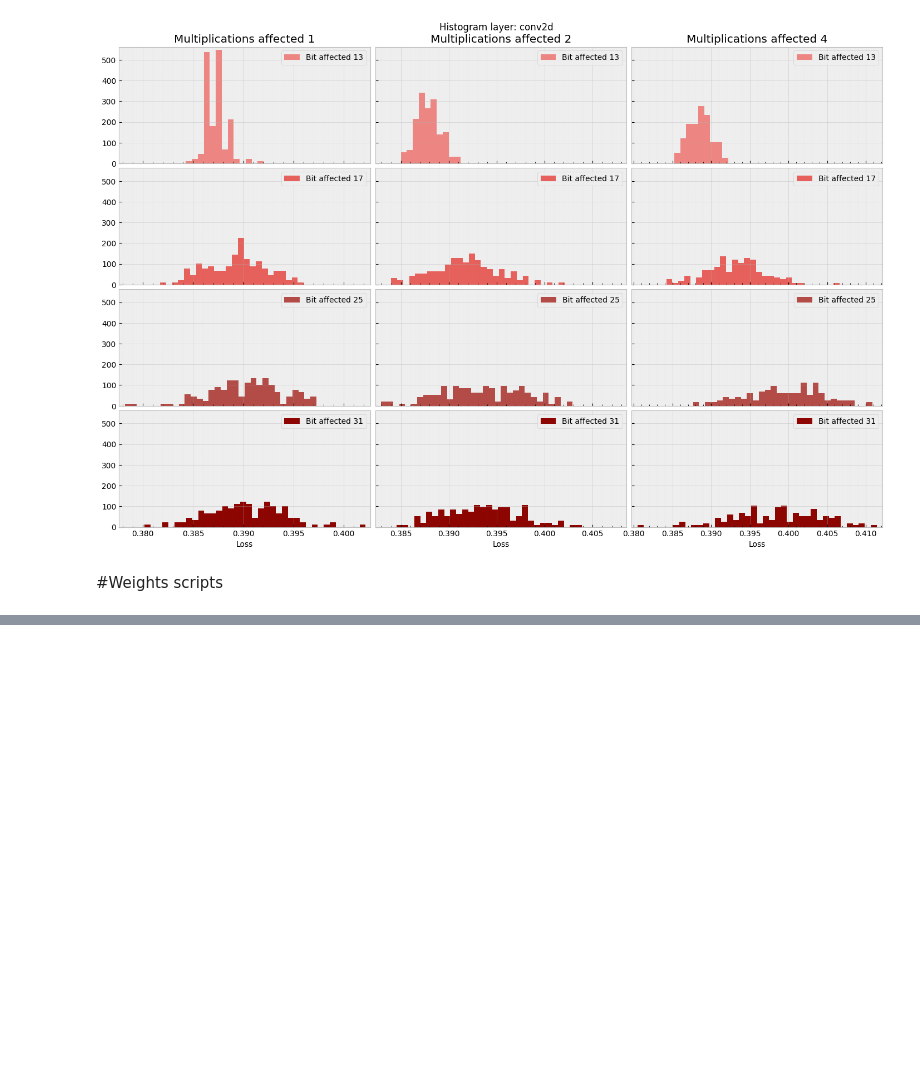
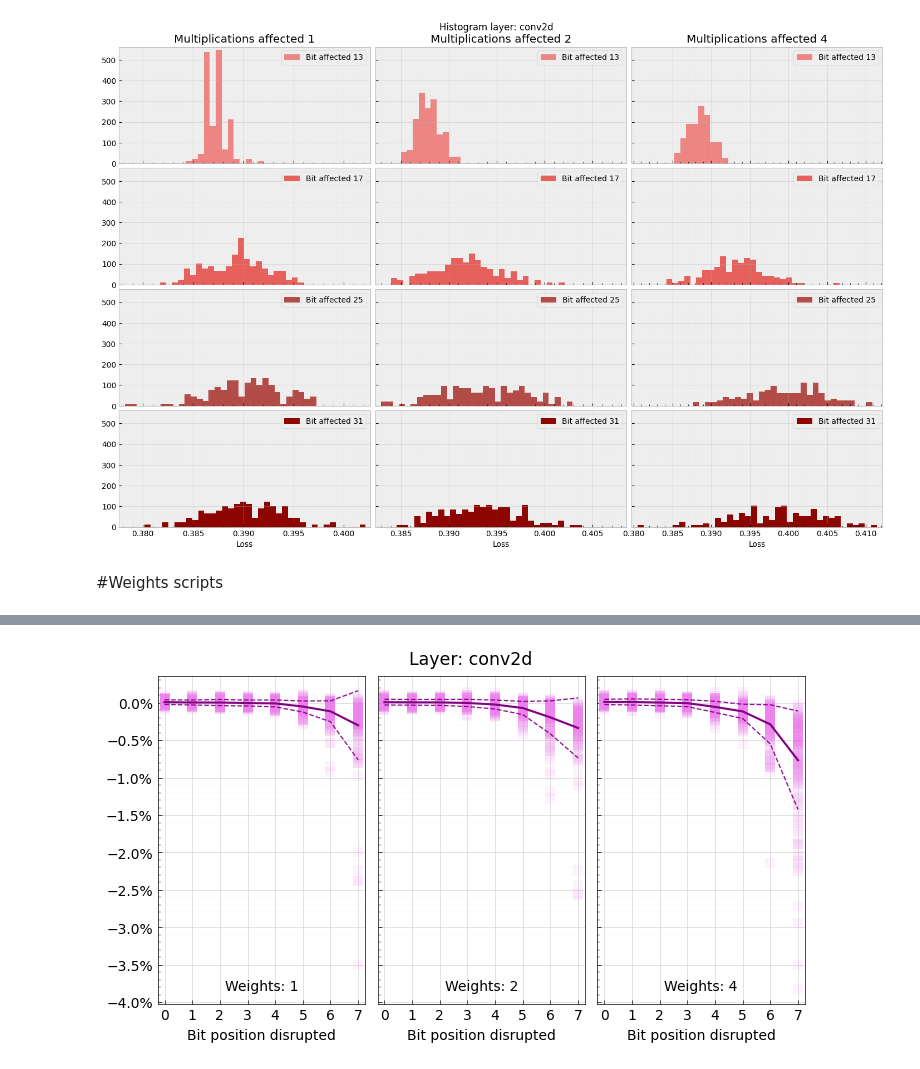
Before and after one commit to Rossbert/Master-Project-Quantization, a Jupyter notebook: delegates_set_plot.ipynb, the cells around one changed output, grey strips where cells are left out. Saved outputs shown, nothing was run; the diff lists cells and outputs as text; code cells hidden in the pictures; blank space fills up the shorter version.

```diff
--- a/delegates_set_plot.ipynb
+++ b/delegates_set_plot.ipynb
@@ -1429,0 +689,95 @@ plt.close()
+# %%
+# Accuracy degradation model: 'delegate_16-50-58_convolution_2024-01-27.csv' layer: "conv2d/"
+LAYER = "conv2d/"
+backend = DelegatesUtils.Backend.normal
+operation_mode = DelegatesUtils.OperationMode.weights
+[save_path, graph_params] = DelegatesUtils.pyplot_backend_change(backend, operation_mode)
+(_layer, _flips, _bit, _acc_deg, _loss) = DelegatesUtils.mask_fields()
+
+# Constants and data loading
+DATA_PATH = OUTPUTS_DIR + 'delegate_16-50-58_weights_2024-01-27.csv'
+df = pd.read_csv(DATA_PATH)
+
+""" Best colors:
+    Points          Limits          Line
+    violet          darkmagenta     purple
+    lightcoral      darkred         maroon
+    #82BFED         #004F8C         #004880"""
+colors = {"points": "#ee82ee", "line": "#800080", "boundaries": "#8b008b"}
+
+save_name = 'delegate_weight_acc_degradation_' + LAYER[:-1] + graph_params.extension
+flips = np.unique(df[_flips])
+flips = flips[~np.isnan(flips)].astype(int)
+bits_affected = np.unique(df[_bit])
+bits_affected = bits_affected[~np.isnan(bits_affected)].astype(int)
+
+# Graphs definition
+graph_params.update_number_graphs(n_graphs = len(flips), n_base = 3)
+
+fig, ax = plt.subplots(graph_params.n_rows, graph_params.n_cols, figsize = (graph_params.fig_width, graph_params.fig_height), sharey = True)
+# Transparent background
+fig.patch.set_facecolor((1.0, 1.0, 1.0, 0.0))
+
+if backend == DelegatesUtils.Backend.normal:
+    fig.suptitle(f"Layer: {LAYER[:-1]}", fontsize = graph_params.fontsize * 1.25)
+# For tight_layout h_pad and w_pad only work when the labels and ticks between graphs are not hidden
+# Which here it is the case
+fig.tight_layout(rect = graph_params.rect_window)
+
+decimals = [1, 1, 1, 1]
+
+colors = {"points": "#ee82ee", "line": "#800080", "boundaries": "#8b008b"}
+
+for i, flip in enumerate(flips):
+    graph_pos = DelegatesUtils.convert_position(i, n_rows = graph_params.n_rows, n_cols = graph_params.n_cols)
+    axes = ax[graph_pos]
+    axes.yaxis.set_major_formatter(ticker.PercentFormatter(decimals = decimals[i]))
+    condition = (df[_layer].notna()) & (df[_flips] == flip) & (df[_layer] == LAYER)
+    axes.plot(df.loc[condition][_bit],
+              pd.to_numeric(df.loc[condition][_acc_deg])*100,
+              color = colors['points'],
+              linewidth = 0,
+              marker = 's',
+              alpha = 0.1,
+              markersize = graph_params.markersize,
+              markeredgewidth = 0)
+    # axes.set_title('Multiplications affected: ' + str(flip))
+    wrapped_title = DelegatesUtils.text_wrapper(fig, axes,
+                                                label = 'Weights: ' + str(flip),
+                                                fontsize = graph_params.fontsize)
+    axes.text(x = 0.5, y = 0.03,
+              s = wrapped_title,
+              horizontalalignment = "center",
+              verticalalignment = "bottom",
+              transform = axes.transAxes,
+              fontsize = graph_params.fontsize)
+    x_label = "Bit position disrupted"
+    y_label = "Accuracy degradation"
+    graph_params.configure_graphs(fig, axes, graph_pos, y_label, x_label)
+    axes.xaxis.set_major_locator(ticker.MultipleLocator(1))
+    # axes.xaxis.set_minor_locator(ticker.AutoMinorLocator(5))
+    # axes.yaxis.set_major_locator(ticker.MultipleLocator(yaxis_major_locators[i]))
+    # axes.yaxis.set_minor_locator(ticker.AutoMinorLocator(yaxis_minor_locators[i]))
+    axes.yaxis.set_minor_locator(ticker.AutoMinorLocator())
+    axes.set_xlim([np.min(bits_affected) - .25, np.max(bits_affected) + .25])
+
+    # Trend lines
+    averages = []
+    stds = []
+    bits_array = np.unique(df.loc[condition][_bit])
+    for j in bits_array:
+        new_condition = condition & (df[_bit] == j)
+        averages.append(pd.to_numeric(df.loc[new_condition][_acc_deg]).mean())
+        stds.append(pd.to_numeric(df.loc[new_condition][_acc_deg]).std())
+    averages = np.array(averages)
+    axes.plot(bits_array, averages*100, alpha = 1.00, color = colors['line'], linewidth = graph_params.trend_linewidth)
+    axes.plot(bits_array, (averages + stds)*100, '--', alpha = 0.95, color = colors['boundaries'], linewidth = 0.6*graph_params.trend_linewidth)
+    axes.plot(bits_array, (averages - stds)*100, '--', alpha = 0.95, color = colors['boundaries'], linewidth = 0.6*graph_params.trend_linewidth)
+
+# Controls the reserved space between the graphs
+plt.subplots_adjust(wspace = graph_params.wspace, hspace = graph_params.hspace)
+plt.savefig(save_path + save_name, bbox_inches = 'tight')
+plt.show()
+plt.close()
+# %% [output]
+[figure, added]
```
Also changed, not shown: parts of 14 cells of this notebook, 21 other files.
